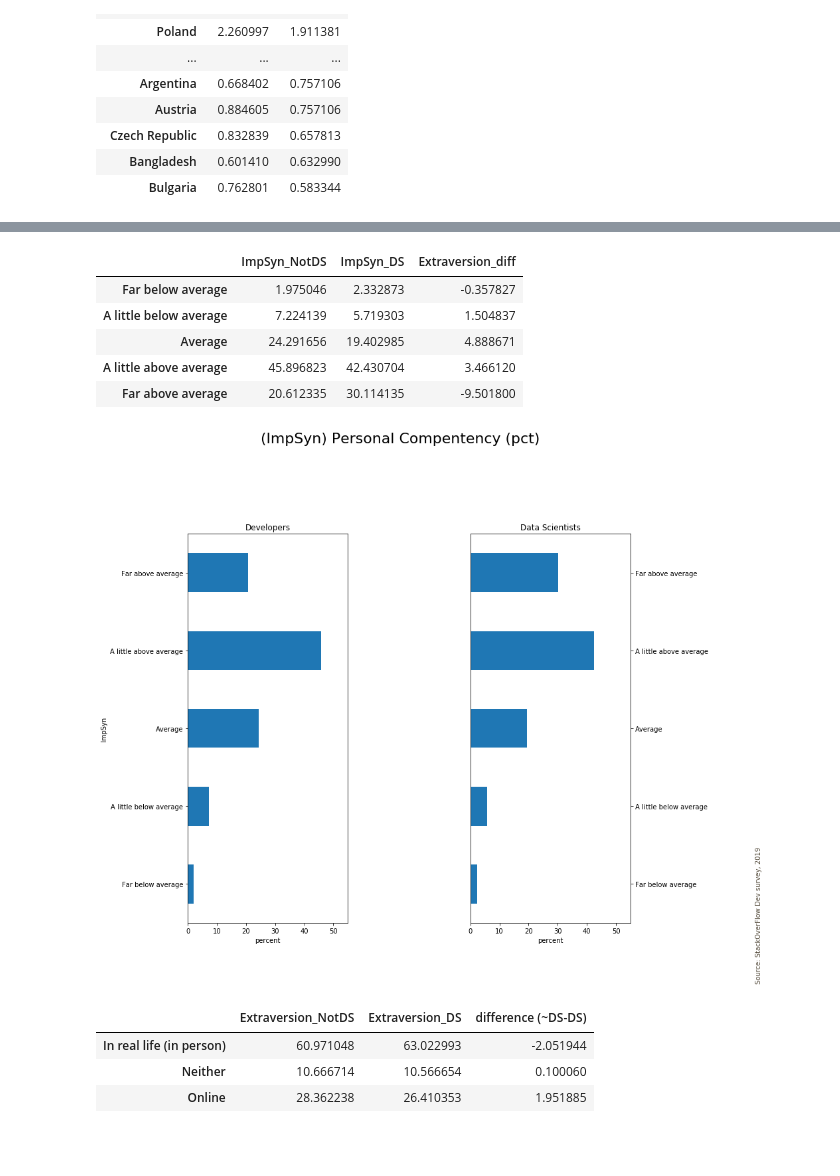
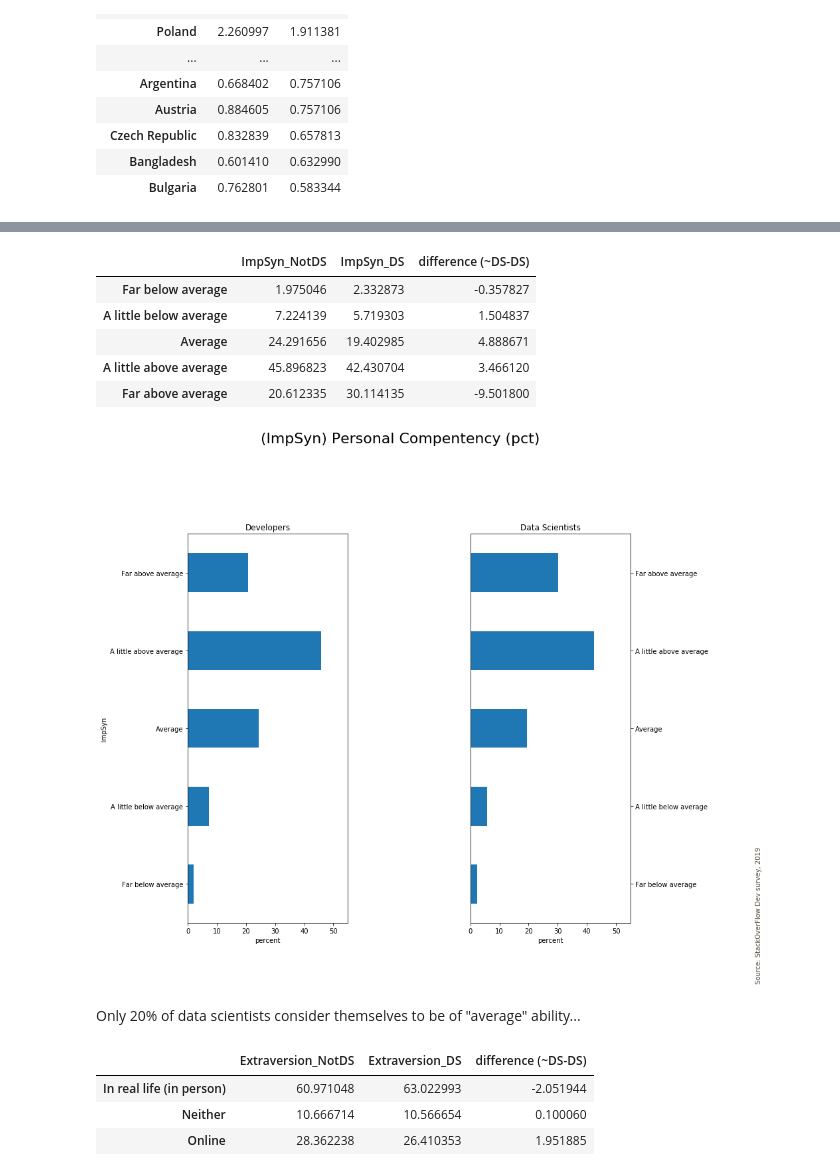
Before and after one commit to ergonyc/Practice-python-exercises, a Jupyter notebook: DataPresentation0/StackOverFlow-ThinkfulCapstone0.ipynb, the cells around one changed output, grey strips where cells are left out. Drawn from its saved outputs; the diff is of its cells as text; code cells hidden in the pictures; blank space fills up the shorter version.

```diff
--- a/DataPresentation0/StackOverFlow-ThinkfulCapstone0.ipynb
+++ b/DataPresentation0/StackOverFlow-ThinkfulCapstone0.ipynb
@@ -368,7 +354,6 @@ def plot_2col(df_dev, df_ds, title_text, xlimit, xlabel_text, ylabel_text, ptype
     fig = plt.figure(figsize=(15, 12))
     grid_size = (10, 10)  # lets space stuff out...
     SOURCE_TEXT = 'Source: StackOverFlow Dev survey, 2019'
-
 
     # Place A Title On The Figure
     fig.text(x=0.995, y=0.02, s=SOURCE_TEXT, verticalalignment='bottom',
@@ -386,23 +371,26 @@ def plot_2col(df_dev, df_ds, title_text, xlimit, xlabel_text, ylabel_text, ptype
         ax2 = df_ds.plot.barh(ax=tall_right_ax,
                               legend=False,
                               title='Data Scientists').set(xlabel=xlabel_text,
-                                                               xlim=xlimit)
+                                                           xlim=xlimit)
     elif ptype == 'pie':
 
         #ax1 = lang_pct.plot.barh(ax=tall_left_ax,legend=False, title='All Respondents',label='xxx',x='string',y='lang')
-        ax1 = df_dev.plot.pie(ax=tall_left_ax,legend=False, title='Developers')
-        ax2 = df_ds.plot.pie(ax=tall_right_ax,legend=False, title='Data Scientists')
+        ax1 = df_dev.plot.pie(
+            ax=tall_left_ax, legend=False, title='Developers')
+        ax2 = df_ds.plot.pie(ax=tall_right_ax, legend=False,
+                             title='Data Scientists')
 
     else:
-        ax1 = lang_pct.plot.bar(ax=tall_left_ax,legend=False, title='All Respondents',label='xxx',x='string',y='lang')
+        ax1 = lang_pct.plot.bar(ax=tall_left_ax, legend=False,
+                                title='All Respondents', label='xxx', x='string', y='lang')
         ax1 = df_dev.plot.bar(ax=tall_left_ax,
-                               legend=False, title='Developers').set(xlabel=xlabel_text,
-                                                                     ylabel=ylabel_text,
-                                                                     xlim=xlimit)
+                              legend=False, title='Developers').set(xlabel=xlabel_text,
+                                                                    ylabel=ylabel_text,
+                                                                    xlim=xlimit)
         ax2 = df_ds.plot.bar(ax=tall_right_ax,
-                              legend=False,
-                              title='Data Scientists').set(xlabel=xlabel_text,
-                                                               xlim=xlimit)
+                             legend=False,
+                             title='Data Scientists').set(xlabel=xlabel_text,
+                                                          xlim=xlimit)
 
     tall_right_ax.yaxis.tick_right()
     # plt.tight_layout()
@@ -1128,25 +1117,27 @@ Are their attitudes different?  Here's a few to focus on that ought to be intere
 # %%
 # plot ImpSyn ..
 title_text = '(ImpSyn) Personal Compentency (pct)'
-xlimit = {0,55}
+xlimit = {0, 55}
 xlabel_text = 'percent'
 ylabel_text = 'ImpSyn'
-df_plot1 = 100*df.ImpSyn[df['notDS']].value_counts('mean',sort=False)
-df_plot2 = 100*df.ImpSyn[df['isDS']].value_counts('mean',sort=False)
+df_plot1 = 100*df.ImpSyn[df['notDS']].value_counts('mean', sort=False)
+df_plot2 = 100*df.ImpSyn[df['isDS']].value_counts('mean', sort=False)
 #df_plot2 = df_plot2[df_plot1.index]
-plot_2col(df_plot1, df_plot2, title_text, xlimit, xlabel_text, ylabel_text,'barh')
-#df_plot1.unstack(-1).plot.barh()
-#df_plot1
-
+plot_2col(df_plot1, df_plot2, title_text, xlimit,
+          xlabel_text, ylabel_text, 'barh')
+# df_plot1.unstack(-1).plot.barh()
+# df_plot1
 pd.concat([df_plot1.rename('ImpSyn_NotDS'),
            df_plot2.rename('ImpSyn_DS'),
-          (df_plot1-df_plot2).rename('difference (~DS-DS)')],
-              axis =1)
+           (df_plot1-df_plot2).rename('difference (~DS-DS)')],
+          axis=1)
 # %% [output]
-|  | ImpSyn_NotDS | ImpSyn_DS | Extraversion_diff |
+|  | ImpSyn_NotDS | ImpSyn_DS | difference (~DS-DS) |
 | Far below average | 1.975046 | 2.332873 | -0.357827 |
 | A little below average | 7.224139 | 5.719303 | 1.504837 |
 | Average | 24.291656 | 19.402985 | 4.888671 |
 | A little above average | 45.896823 | 42.430704 | 3.466120 |
 | Far above average | 20.612335 | 30.114135 | -9.501800 |
 [figure]
+# %% [markdown]
+Only 20% of data scientists consider themselves to be of "average" ability...
```
Also changed, not shown: parts of 101 cells of this notebook.
